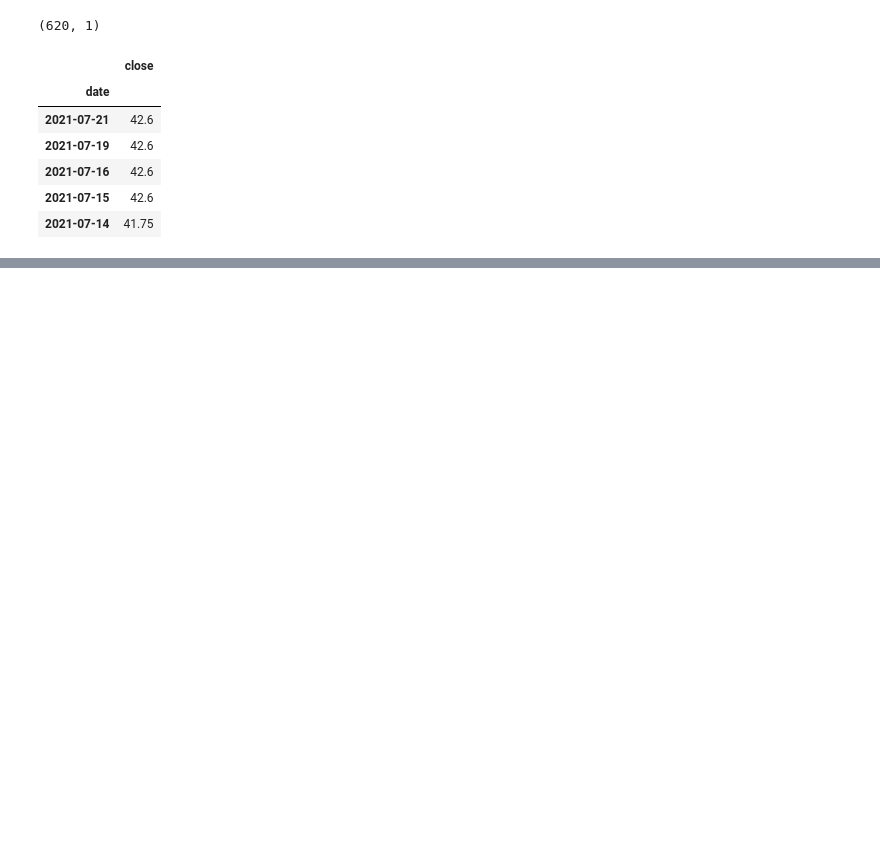
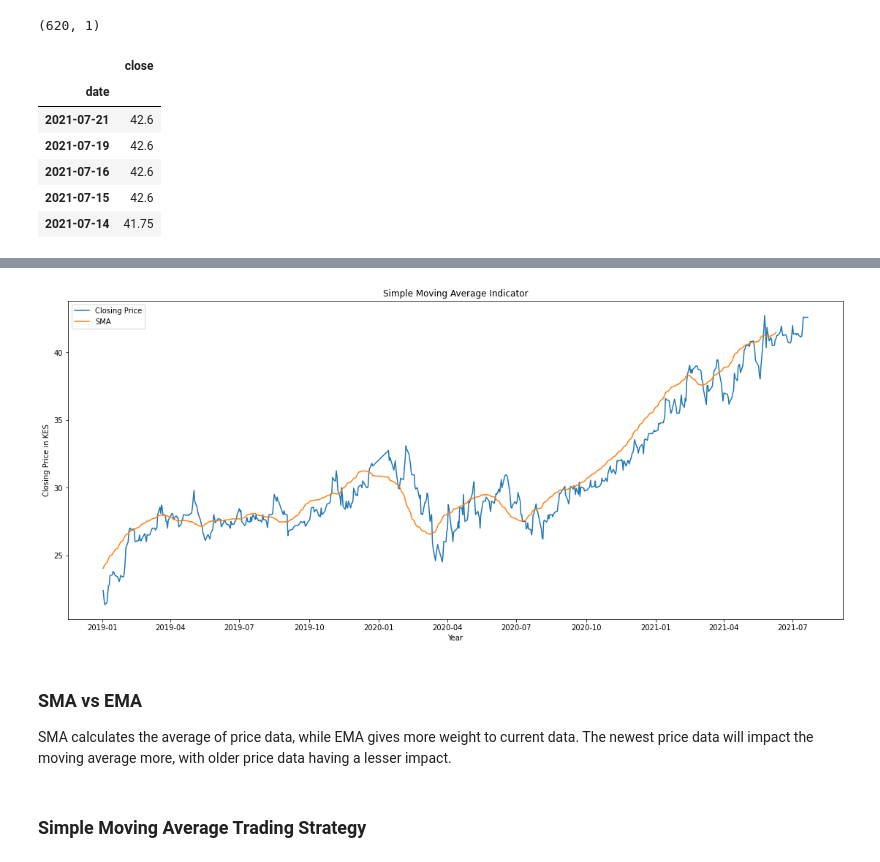
Before and after one commit to wambuimungai/aginic_code_review, a Jupyter notebook: SM_data_exploration_viz_scom.ipynb, the cells around one changed output, grey strips where cells are left out. Cells and saved outputs as stored; diff of their text form; code cells hidden in the pictures; blank space fills up the shorter version.

Commit message:
add a SMA strategy

```diff
--- a/SM_data_exploration_viz_scom.ipynb
+++ b/SM_data_exploration_viz_scom.ipynb
@@ -146,0 +166,22 @@ KeyError: "['Exponential_MA'] not in index"
+# %%
+#Plotting Simple Moving Average wrt to Closing Price
+
+#Setting labels
+plt.figure(figsize=(19,8))
+plt.xlabel("Year")
+
+plt.ylabel("Closing Price in KES")
+plt.title("Simple Moving Average Indicator")
+
+#Let's go
+plt.plot(df[['close', 'SMA']])
+plt.legend(["Closing Price","SMA"])
+plt.show()
+# %% [output]
+[figure, added]
+# %% [markdown]
+### SMA vs EMA
+
+SMA calculates the average of price data, while EMA gives more weight to current data. The newest price data will impact the moving average more, with older price data having a lesser impact.
+# %% [markdown]
+### Simple Moving Average Trading Strategy
```
Also changed, not shown: parts of 15 cells of this notebook, 1 other file.
